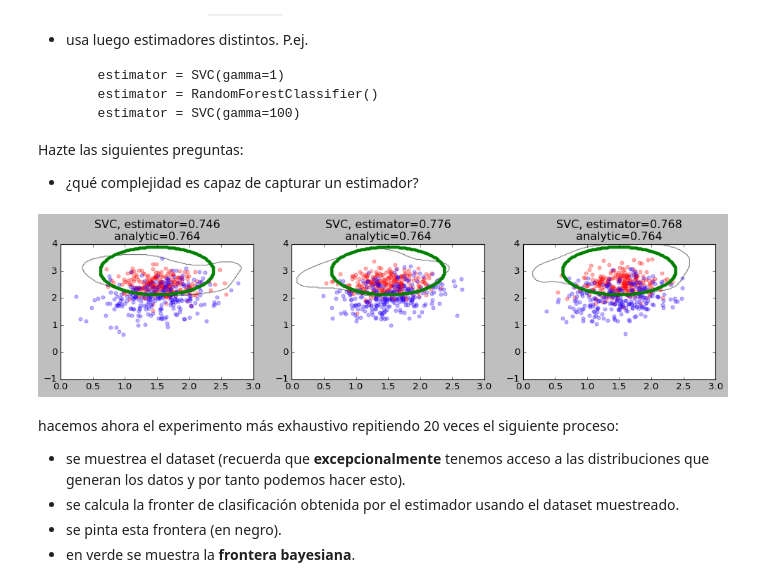
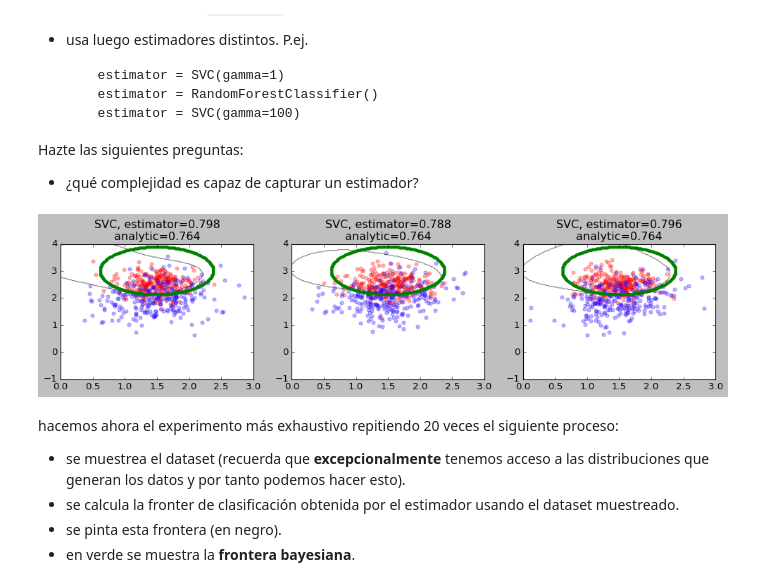
Before and after one commit to myforkedrepositories/20182.mldl, a Jupyter notebook: SESION 1.1 - Modelos derivados de los datos.ipynb, the cells around one changed output. Cells and saved outputs as stored; diff of their text form; code cells hidden in the pictures.

```diff
--- a/SESION 1.1 - Modelos derivados de los datos.ipynb
+++ b/SESION 1.1 - Modelos derivados de los datos.ipynb
@@ -229,19 +229,19 @@ Hazte las siguientes preguntas:
 # %%
 from sklearn.linear_model import LogisticRegression
 from sklearn.svm import SVC
 from sklearn.tree import DecisionTreeClassifier
 from sklearn.ensemble import RandomForestClassifier
 reload(mlutils)
 n_samples = 500
 estimator = LogisticRegression()
 # change gamma from 0.5 to 100
-estimator = SVC(gamma=5) # Commentado es LogisticRegression() anterior
+estimator = SVC(gamma=1) # Commentado es LogisticRegression() anterior
 plt.figure(figsize=(15,3))
 for i in range(3):
     plt.subplot(1,3,i+1)
     mlutils.plot_estimator_border(mc, estimator, mins=[0,-1], maxs=[3,4], n_samples=n_samples, legend=False)
 # %% [output]
-[figure, old version]
+[figure, new version]
 # %% [markdown]
 hacemos ahora el experimento más exhaustivo repitiendo 20 veces el siguiente proceso:
 
```
